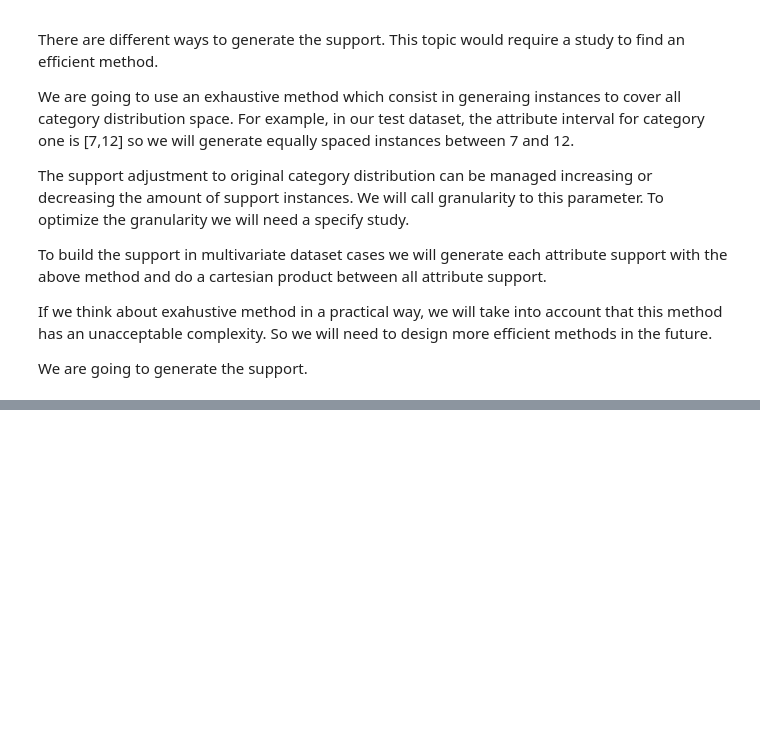
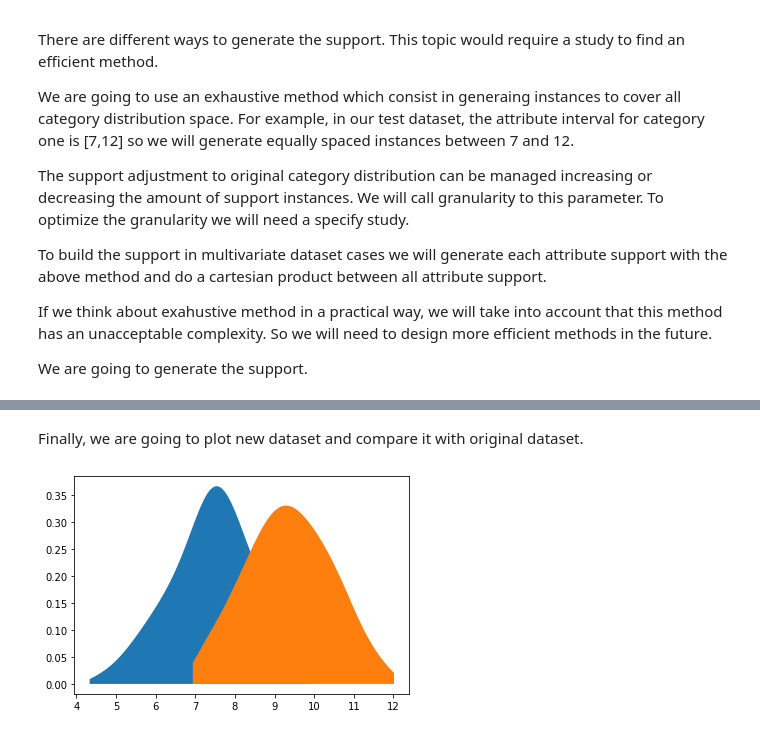
Before and after one commit to Mydherin/synthetic-dataset, a Jupyter notebook: proposal_one.ipynb, the cells around one changed output, grey strips where cells are left out. Cells and saved outputs as stored; diff of their text form; code cells hidden in the pictures; blank space fills up the shorter version.

```diff
--- a/proposal_one.ipynb
+++ b/proposal_one.ipynb
@@ -126,4 +125,4 @@ We are going to generate the support.
 granularity = 100
 
 # Generate supports
-supports = kde.univariate_support(df, granularity)
+new_df = kde.univariate_support(df, granularity)
@@ -147,0 +131,3 @@ supports = kde.univariate_support(df, granularity)
+# %%
+# Calculate densities for each instance
+densities = kde.estimate_density(new_df, kdes)
@@ -147,0 +144,3 @@ supports = kde.univariate_support(df, granularity)
+# %%
+# Adjust instance representations in the new dataset
+new_df = kde.adjust_representation(densities)
@@ -147,0 +162,9 @@ supports = kde.univariate_support(df, granularity)
+# %% [markdown]
+Finally, we are going to plot new dataset and compare it with original dataset.
+# %%
+
+# Plot new df
+new_kdes = kde.calculate_kdes(new_df)[0]
+kde.plot_univariate(new_df, new_kdes)
+# %% [output]
+[figure, added]
```
Also changed, not shown: parts of 6 cells of this notebook, 2 other files.
